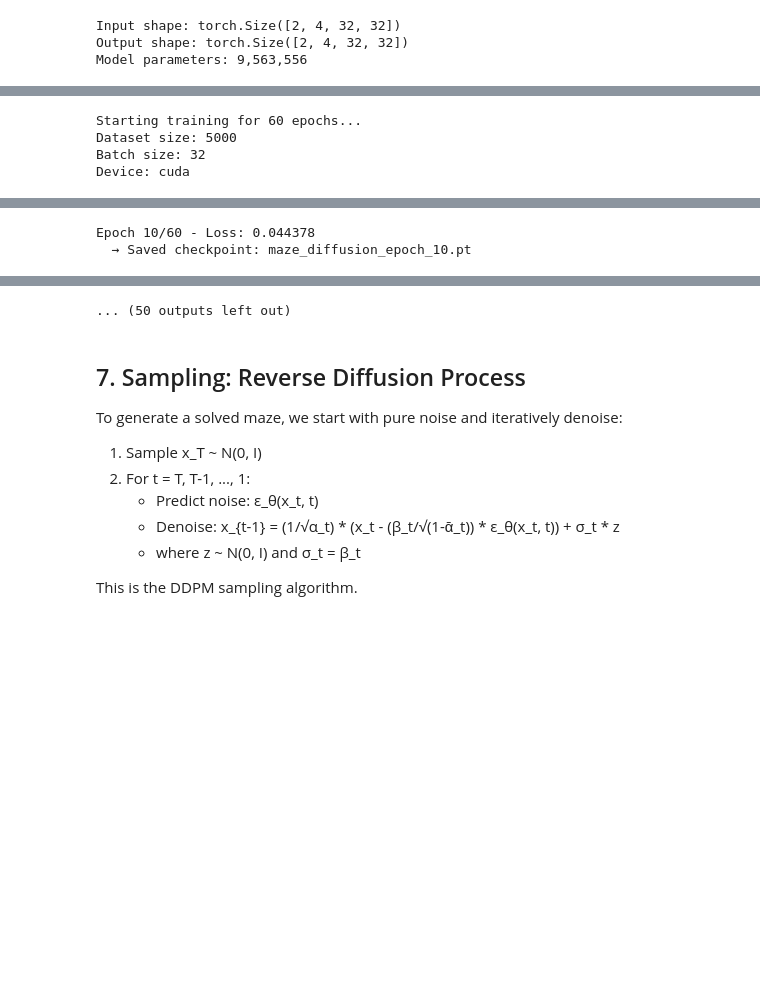
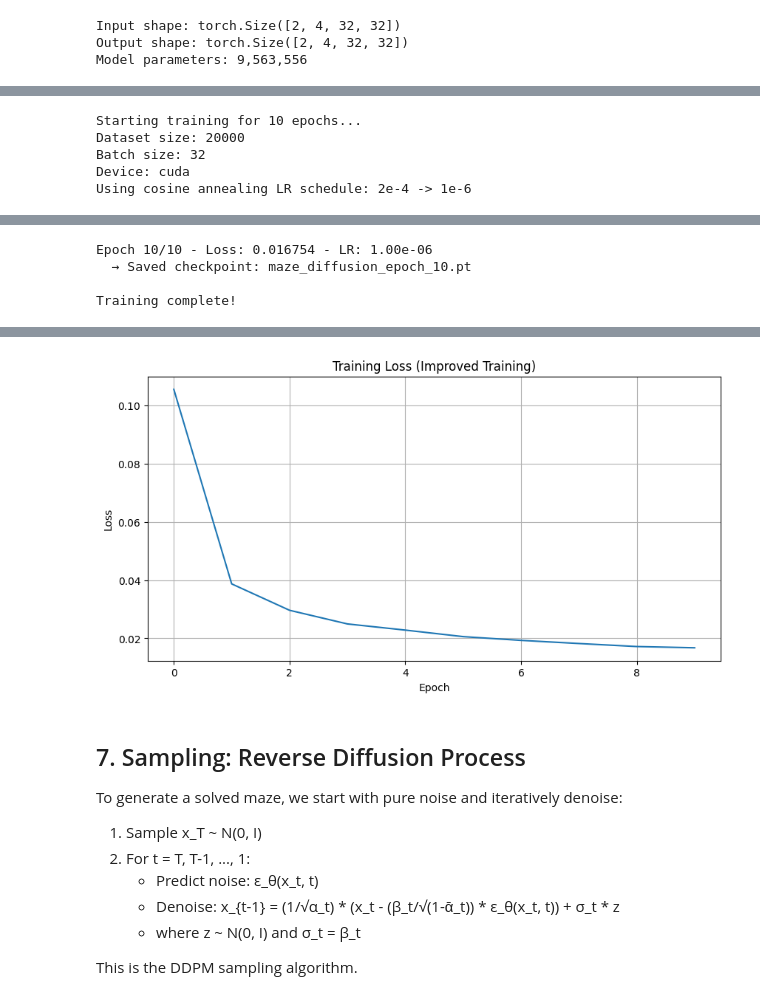
Before and after one commit to harvestwalukow/maze, a Jupyter notebook: code.ipynb, the cells around one changed output, grey strips where cells are left out. Drawn from its saved outputs; the diff is of its cells as text; code cells hidden in the pictures; blank space fills up the shorter version.

```diff
--- a/code.ipynb
+++ b/code.ipynb
@@ -683,7 +685,7 @@ Model initialized. Ready for training.
 # %%
 # Training configuration - IMPROVED
-NUM_EPOCHS = 150  # Increased from 60
-SAVE_EVERY = 15  # Save checkpoint every N epochs
+NUM_EPOCHS = 10  # Increased from 60
+SAVE_EVERY = 5  # Save checkpoint every N epochs
 
 # Create fresh dataset and dataloader - LARGER DATASET
 train_dataset = MazeDataset(size=20000, image_size=IMAGE_SIZE)  # Increased from 5000
@@ -739,7 +741,8 @@ plt.title('Training Loss (Improved Training)')
 plt.grid(True)
 plt.show()
 # %% [output]
-Starting training for 60 epochs...
-Dataset size: 5000
+Starting training for 10 epochs...
+Dataset size: 20000
 Batch size: 32
 Device: cuda
+Using cosine annealing LR schedule: 2e-4 -> 1e-6
@@ -755,2 +759,4 @@ Epoch 9/60 - Loss: 0.045063
-Epoch 10/60 - Loss: 0.044378
+Epoch 10/10 - Loss: 0.016754 - LR: 1.00e-06
   → Saved checkpoint: maze_diffusion_epoch_10.pt
+
+Training complete!
@@ -758,4 +763,4 @@ Epoch 11/60 - Loss: 0.040781
-... (50 outputs left out)
+[figure, added]
 # %% [markdown]
 ## 7. Sampling: Reverse Diffusion Process
 
```
Also changed, not shown: parts of 5 cells of this notebook.
